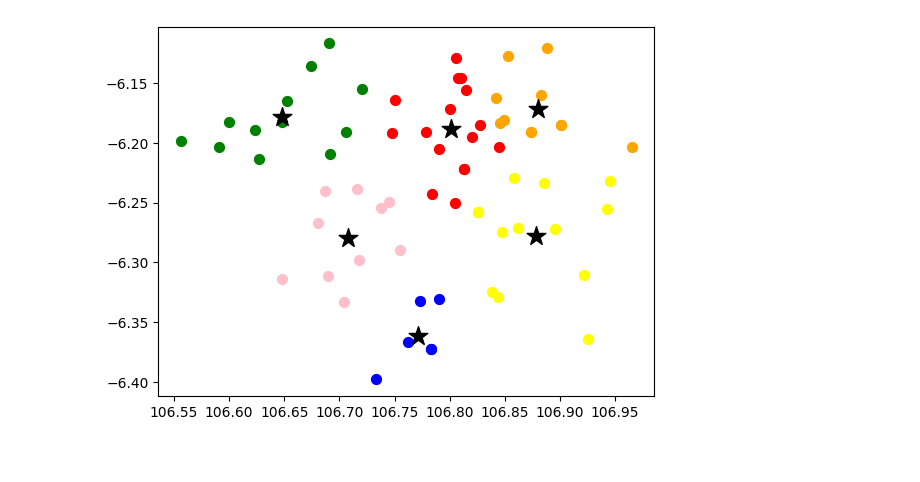
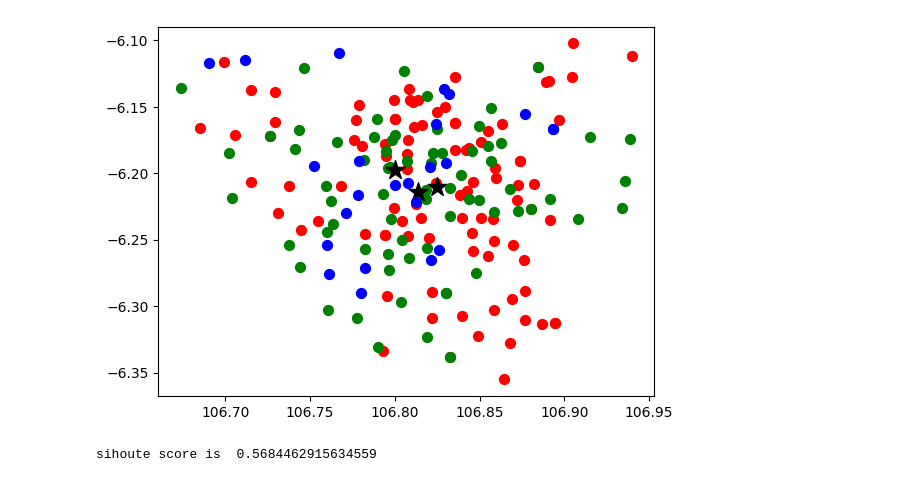
Before and after one commit to hafidabid/clustering-gudang, a Jupyter notebook: experiments/kmeans_all_feature_scaled.ipynb, the cells around one changed output. Saved outputs shown, nothing was run; the diff lists cells and outputs as text; code cells hidden in the pictures.

Commit message:
add scaler for all feature

```diff
--- a/experiments/kmeans_all_feature_scaled.ipynb
+++ b/experiments/kmeans_all_feature_scaled.ipynb
@@ -8,7 +8,7 @@ from sklearn.metrics import silhouette_score
 from sklearn.preprocessing import StandardScaler
 from kmeans2 import KMeansAlgorithm
 # %%
-flname="../dataset_cluster_warehouse_exp_1.csv"
+flname="../dataset_cluster_warehouse_exp_2.csv"
 df = pd.read_csv(flname)
 df
 # %% [output]
@@ -57,4 +57,3 @@ dataset
 # %%
 lat_lng_dataset = dataset[['lat', 'long']]
-
-train_dataset = lat_lng_dataset
+other_dataset = dataset[['avg_demand_baseline','demand_target']]
@@ -63,0 +60,7 @@ scaler = StandardScaler()
+# %%
+#Rescaling
+scaler = StandardScaler()
+scaled_dataset = scaler.fit_transform(other_dataset)
+scaled_dataset = pd.DataFrame(scaled_dataset, columns=["avg_demand_baseline", "demand_target"])
+train_dataset = pd.concat([lat_lng_dataset, scaled_dataset],axis=1)
+train_dataset
@@ -79,4 +96,5 @@ plt.show()
 # %%
-km = KMeans(n_clusters=6, init='random', random_state=50)
+cluster_final = 3
+km = KMeans(n_clusters=cluster_final, init='random', random_state=50)
 km.fit(train_dataset)
 # %% [output]
@@ -112,15 +127,17 @@ dataset
 # %%
 label_a = ("long",1)
 label_b = ("lat", 0)
 color_list = ["red", "green", "blue", "yellow", "pink", "orange", "purple"]
-for i in range(6):
+for i in range(cluster_final):
     plt.scatter(train_dataset[y_km==i][label_a[0]], train_dataset[y_km==i][label_b[0]], s=50, color=color_list[i%len(color_list)])
     plt.scatter(clusters[i][label_a[1]], clusters[i][label_b[1]], marker="*", s=200, color="black")
 
 plt.show()
 # %% [output]
-[figure, old version]
+[figure, new version]
 # %%
 #Silhoutte Score
 s_score = silhouette_score(train_dataset, km.labels_, metric='euclidean')
 print("sihoute score is ", s_score)
+# %% [output]
+sihoute score is  0.5684462915634559
```
Also changed, not shown: parts of 8 cells of this notebook, 5 other files.
